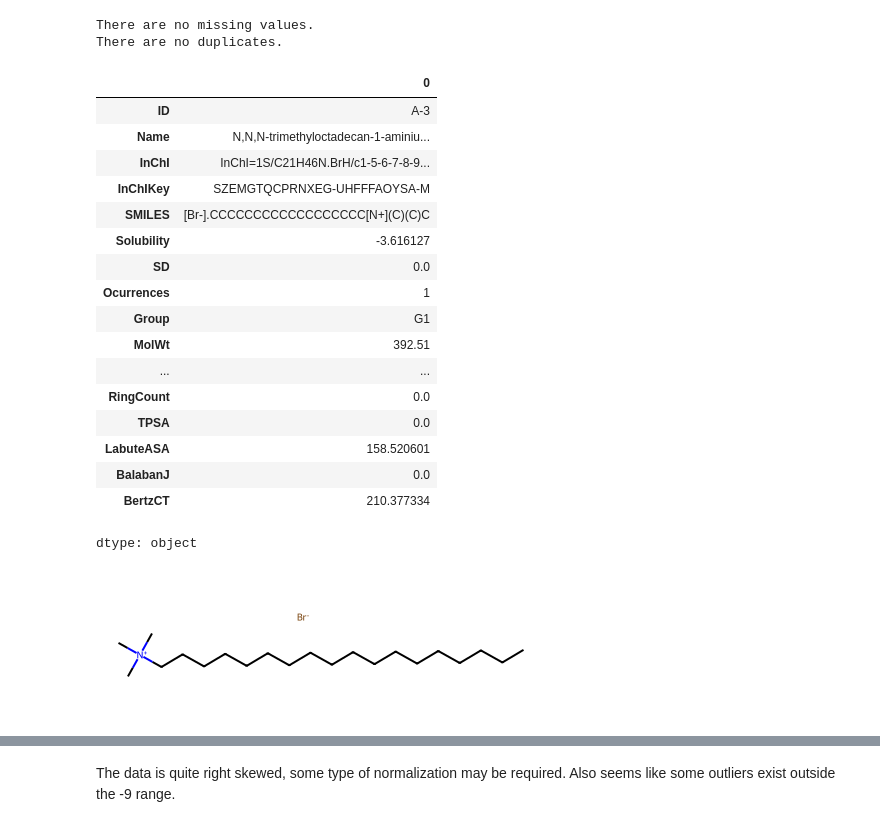
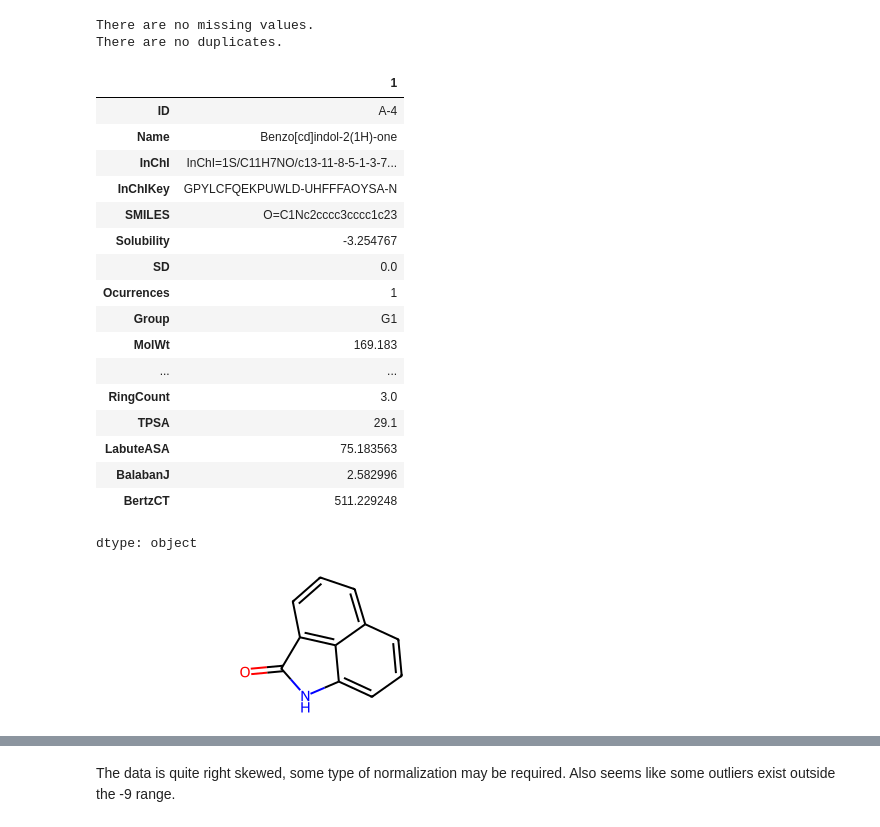
Before and after one commit to RaiyannJ/BioSolveAI, a Jupyter notebook: EDA.ipynb, the cells around one changed output, grey strips where cells are left out. Cells and saved outputs as stored; diff of their text form; code cells hidden in the pictures.

Commit message:
Visualized scaffolds

```diff
--- a/EDA.ipynb
+++ b/EDA.ipynb
@@ -72,32 +72,32 @@ if duplicate_values == 0:
 There are no missing values.
 There are no duplicates.
 # %%
-# inspecting the 1st molecule in our dataset
-row = df.iloc[0]
+# inspecting a molecule in our dataset
+row = df.iloc[1]
 ipy_display.display(row)
 smile = str(row['SMILES'])
 mol = Chem.MolFromSmiles(smile)
 display(mol)
 # %% [output]
-|  | 0 |
-| ID | A-3 |
-| Name | N,N,N-trimethyloctadecan-1-aminiu... |
-| InChI | InChI=1S/C21H46N.BrH/c1-5-6-7-8-9... |
-| InChIKey | SZEMGTQCPRNXEG-UHFFFAOYSA-M |
-| SMILES | [Br-].CCCCCCCCCCCCCCCCCC[N+](C)(C)C |
-| Solubility | -3.616127 |
+|  | 1 |
+| ID | A-4 |
+| Name | Benzo[cd]indol-2(1H)-one |
+| InChI | InChI=1S/C11H7NO/c13-11-8-5-1-3-7... |
+| InChIKey | GPYLCFQEKPUWLD-UHFFFAOYSA-N |
+| SMILES | O=C1Nc2cccc3cccc1c23 |
+| Solubility | -3.254767 |
 | SD | 0.0 |
 | Ocurrences | 1 |
 | Group | G1 |
-| MolWt | 392.51 |
+| MolWt | 169.183 |
 | ... | ... |
-| RingCount | 0.0 |
-| TPSA | 0.0 |
-| LabuteASA | 158.520601 |
-| BalabanJ | 0.0 |
-| BertzCT | 210.377334 |
+| RingCount | 3.0 |
+| TPSA | 29.1 |
+| LabuteASA | 75.183563 |
+| BalabanJ | 2.582996 |
+| BertzCT | 511.229248 |
 dtype: object
-[figure, old version]
+[figure, new version]
 # %%
 # new column in our data set holding all the mol objects
 df['mol'] = df['SMILES'].apply(Chem.MolFromSmiles)
```
Also changed, not shown: parts of 7 cells of this notebook.
